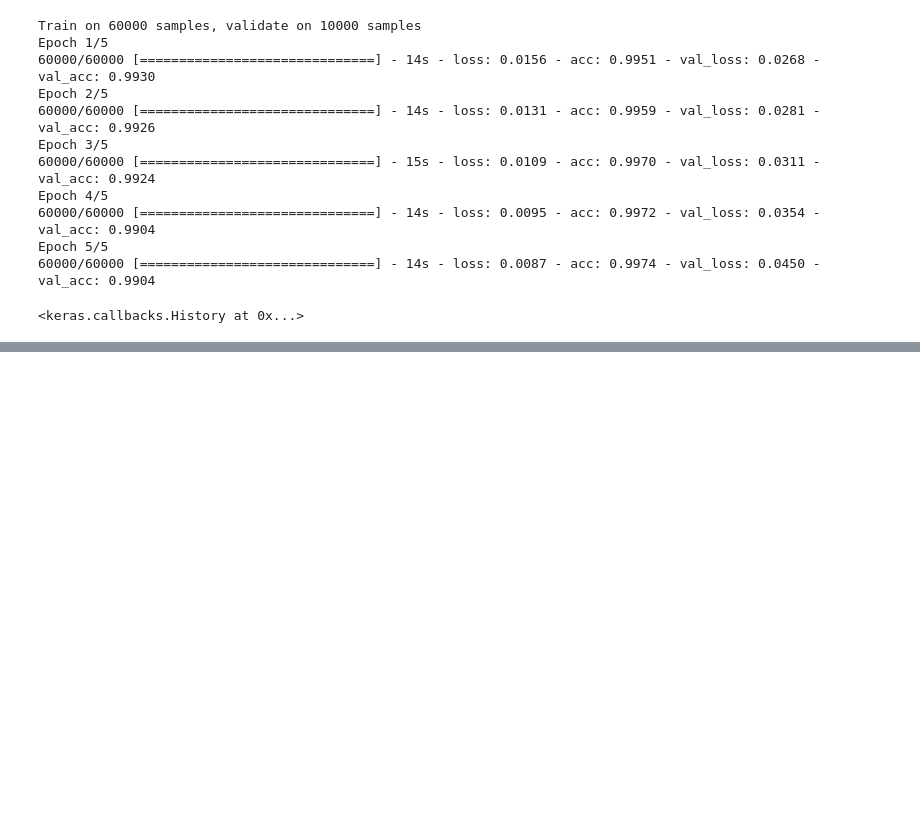
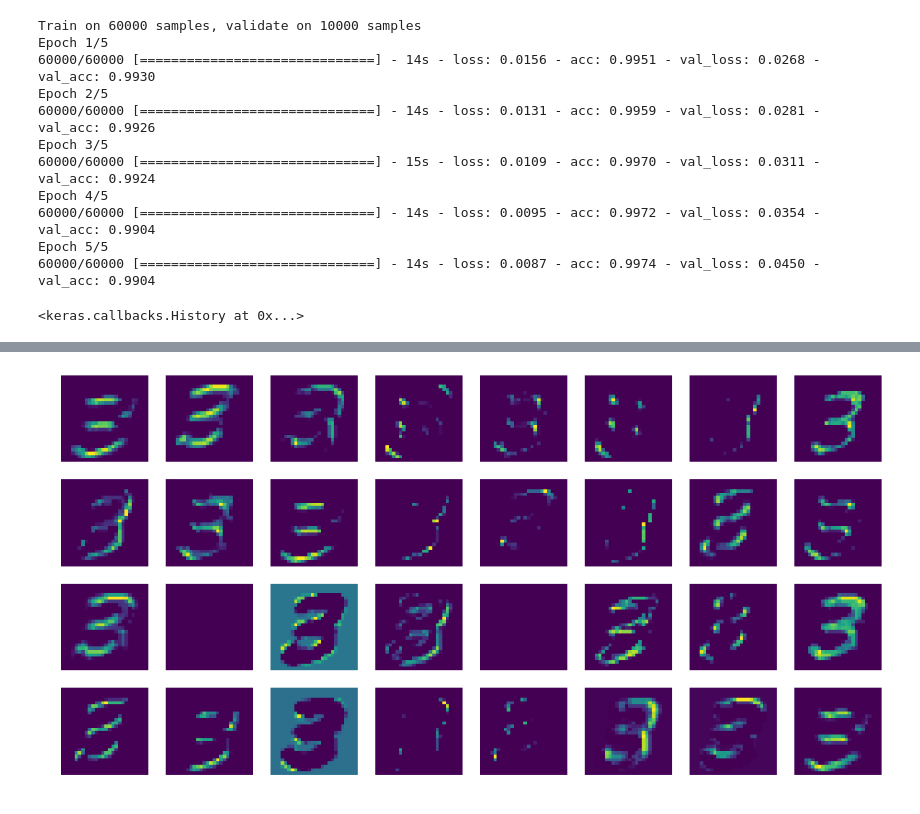
Before and after one commit to kamrik/ML2, a Jupyter notebook: slides/09_week.ipynb, the cells around one changed output, grey strips where cells are left out. Cells and saved outputs as stored; diff of their text form; code cells hidden in the pictures; blank space fills up the shorter version.

```diff
--- a/slides/09_week.ipynb
+++ b/slides/09_week.ipynb
@@ -176,0 +190,13 @@ Epoch 5/5
+# %%
+partial_model = models.Model(inputs=model.input, outputs=model.layers[0].output)
+activations = partial_model.predict(train_images[:10])
+plt.figure(figsize=(16,8))
+for i in range(32):
+    plt.subplot(4, 8, i+1)
+    act = activations[7][:,:,i]
+    act[np.isnan(act)] = 0
+    plt.imshow(act, cmap='viridis')
+    plt.axis('off')
+    plt.grid(False)
+# %% [output]
+[figure, added]
```
Also changed, not shown: parts of 3 cells of this notebook.
